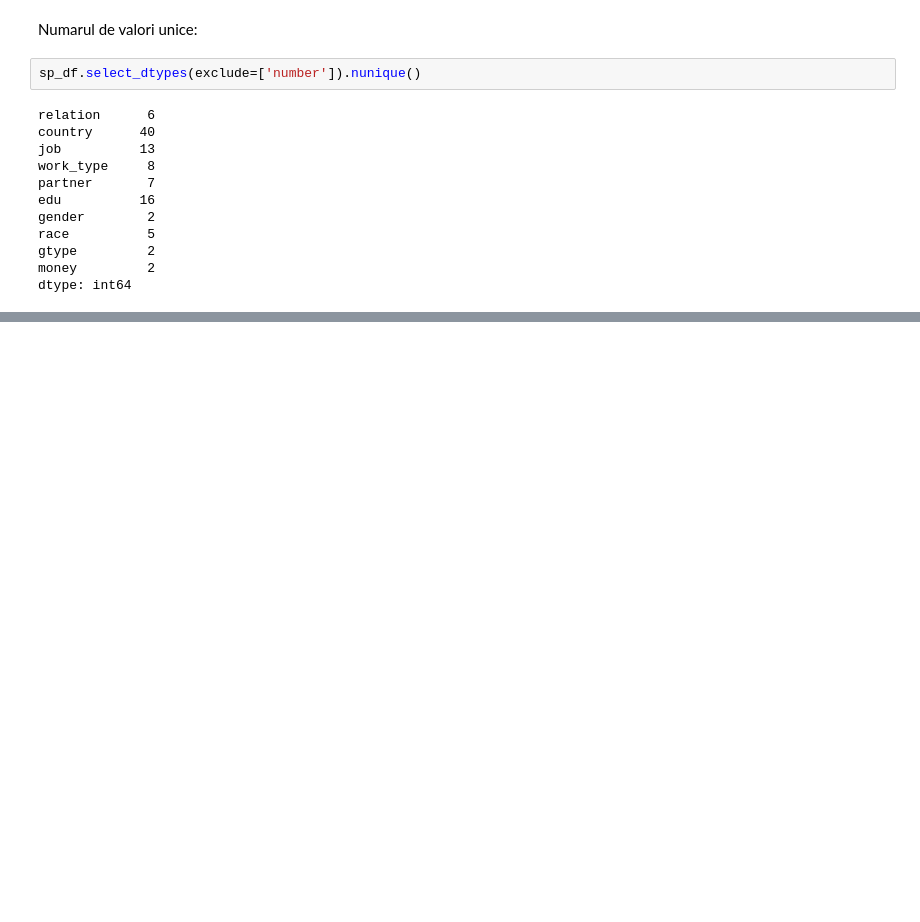
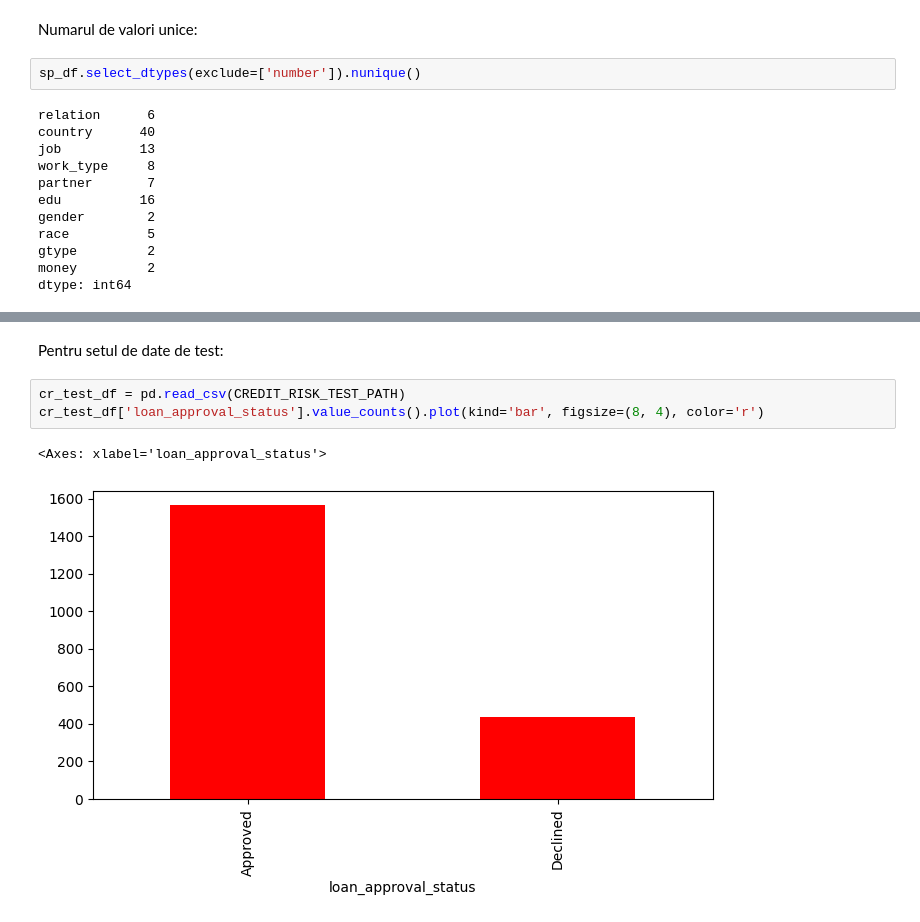
Before and after one commit to AlexLicuriceanu/inteligenta-artificiala, a Jupyter notebook: tema2-ml-aplicat/predictions.ipynb, the cells around one changed output, grey strips where cells are left out. Drawn from its saved outputs; the diff is of its cells as text; blank space fills up the shorter version.

```diff
--- a/tema2-ml-aplicat/predictions.ipynb
+++ b/tema2-ml-aplicat/predictions.ipynb
@@ -179,0 +236,8 @@ dtype: int64
+# %% [markdown]
+Pentru setul de date de test:
+# %%
+cr_test_df = pd.read_csv(CREDIT_RISK_TEST_PATH)
+cr_test_df['loan_approval_status'].value_counts().plot(kind='bar', figsize=(8, 4), color='r')
+# %% [output]
+<Axes: xlabel='loan_approval_status'>
+[figure, added]
```
Also changed, not shown: parts of 18 cells of this notebook.
